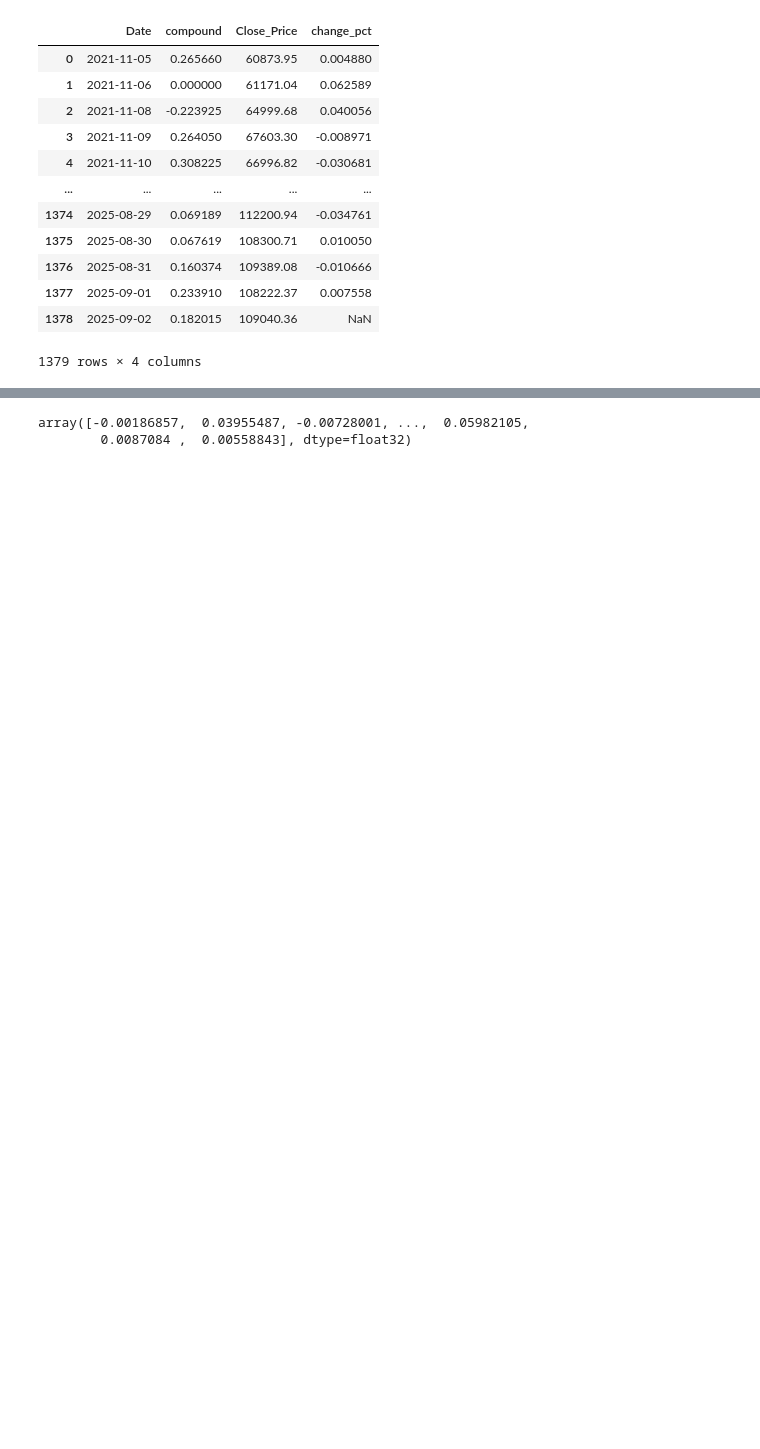
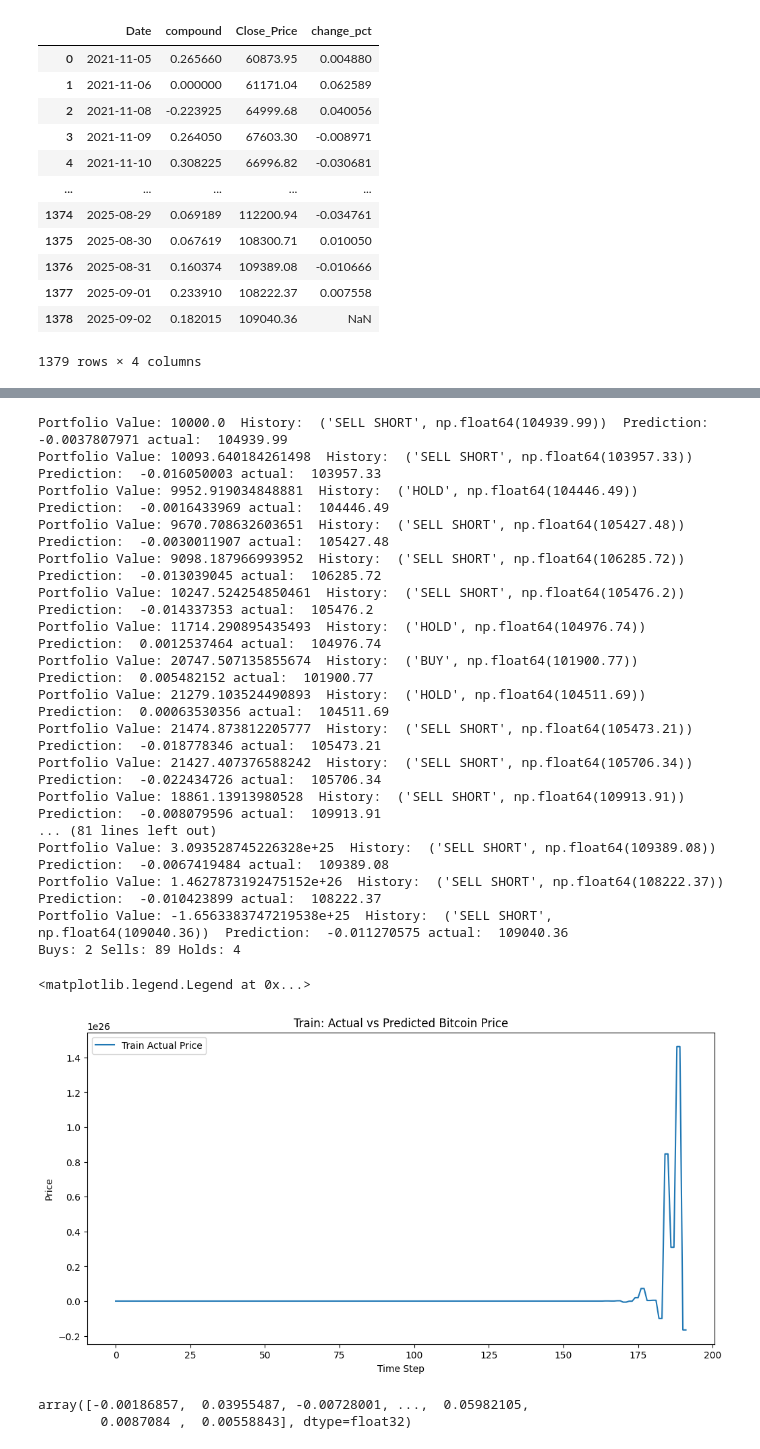
Before and after one commit to Sarthak-gupta-cpp/SentimentAnalysisCrypto, a Jupyter notebook: lst_price/lstm.ipynb, the cells around one changed output, grey strips where cells are left out. Drawn from its saved outputs; the diff is of its cells as text; code cells hidden in the pictures; blank space fills up the shorter version.

```diff
--- a/lst_price/lstm.ipynb
+++ b/lst_price/lstm.ipynb
@@ -298,3 +501,40 @@ array([ 0.00746585,  0.00828451, -0.00343876, ...,  0.00221149,
+# %%
+algo = ThresholdTradingAlgo(threshold_buy=0.002,threshold_sell=0.002, initial_balance=10000, trade_percent=1)
+algo.portfolio_history = []
+for today_price, pred_price in zip(final_test_prices, final_test_pred):
+    algo.step(today_price, pred_price)
+    pvalue = algo.get_portfolio_value(today_price)
+    print("Portfolio Value:", pvalue, " History: ", algo.trade_history[-1], " Prediction: ", pred_price, "actual: ", today_price)
+    algo.portfolio_history.append(pvalue)
+
+print("Buys:", algo.nbuys, "Sells:", algo.nsells, "Holds:", algo.nhold)
+#plotting graph
+plt.figure(figsize=(12,6))
+plt.plot(algo.portfolio_history, label='Train Actual Price')
+plt.title('Train: Actual vs Predicted Bitcoin Price')
+plt.xlabel('Time Step')
+plt.ylabel('Price')
+plt.legend()
+# %% [output]
+Portfolio Value: 10000.0  History:  ('SELL SHORT', np.float64(104939.99))  Prediction:  -0.0037807971 actual:  104939.99
+Portfolio Value: 10093.640184261498  History:  ('SELL SHORT', np.float64(103957.33))  Prediction:  -0.016050003 actual:  103957.33
+Portfolio Value: 9952.919034848881  History:  ('HOLD', np.float64(104446.49))  Prediction:  -0.0016433969 actual:  104446.49
+Portfolio Value: 9670.708632603651  History:  ('SELL SHORT', np.float64(105427.48))  Prediction:  -0.0030011907 actual:  105427.48
+Portfolio Value: 9098.187966993952  History:  ('SELL SHORT', np.float64(106285.72))  Prediction:  -0.013039045 actual:  106285.72
+Portfolio Value: 10247.524254850461  History:  ('SELL SHORT', np.float64(105476.2))  Prediction:  -0.014337353 actual:  105476.2
+Portfolio Value: 11714.290895435493  History:  ('HOLD', np.float64(104976.74))  Prediction:  0.0012537464 actual:  104976.74
+Portfolio Value: 20747.507135855674  History:  ('BUY', np.float64(101900.77))  Prediction:  0.005482152 actual:  101900.77
+Portfolio Value: 21279.103524490893  History:  ('HOLD', np.float64(104511.69))  Prediction:  0.00063530356 actual:  104511.69
+Portfolio Value: 21474.873812205777  History:  ('SELL SHORT', np.float64(105473.21))  Prediction:  -0.018778346 actual:  105473.21
+Portfolio Value: 21427.407376588242  History:  ('SELL SHORT', np.float64(105706.34))  Prediction:  -0.022434726 actual:  105706.34
+Portfolio Value: 18861.13913980528  History:  ('SELL SHORT', np.float64(109913.91))  Prediction:  -0.008079596 actual:  109913.91
+... (81 lines left out)
+Portfolio Value: 3.093528745226328e+25  History:  ('SELL SHORT', np.float64(109389.08))  Prediction:  -0.0067419484 actual:  109389.08
+Portfolio Value: 1.4627873192475152e+26  History:  ('SELL SHORT', np.float64(108222.37))  Prediction:  -0.010423899 actual:  108222.37
+Portfolio Value: -1.6563383747219538e+25  History:  ('SELL SHORT', np.float64(109040.36))  Prediction:  -0.011270575 actual:  109040.36
+Buys: 2 Sells: 89 Holds: 4
+<matplotlib.legend.Legend at 0x...>
+[figure, added]
 # %%
 train_actual_norm
 # %% [output]
```
Also changed, not shown: parts of 15 cells of this notebook, 11 other files.
